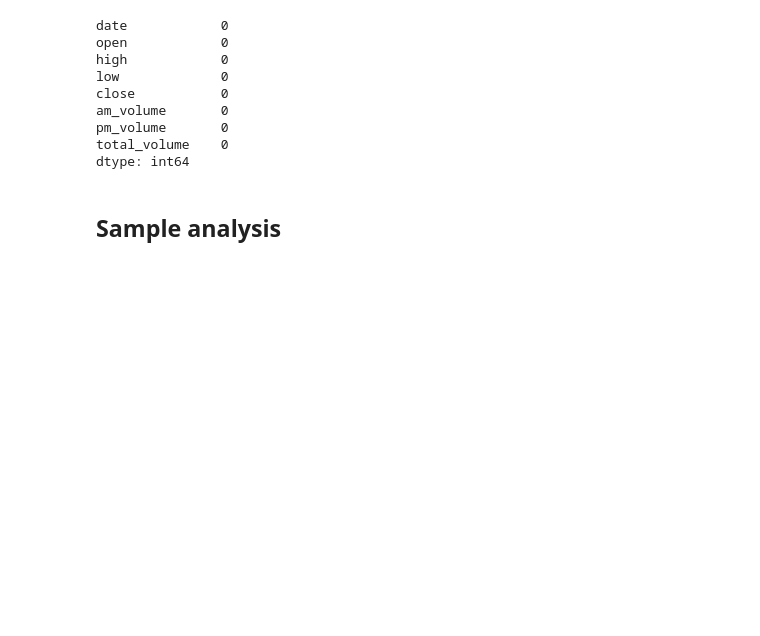
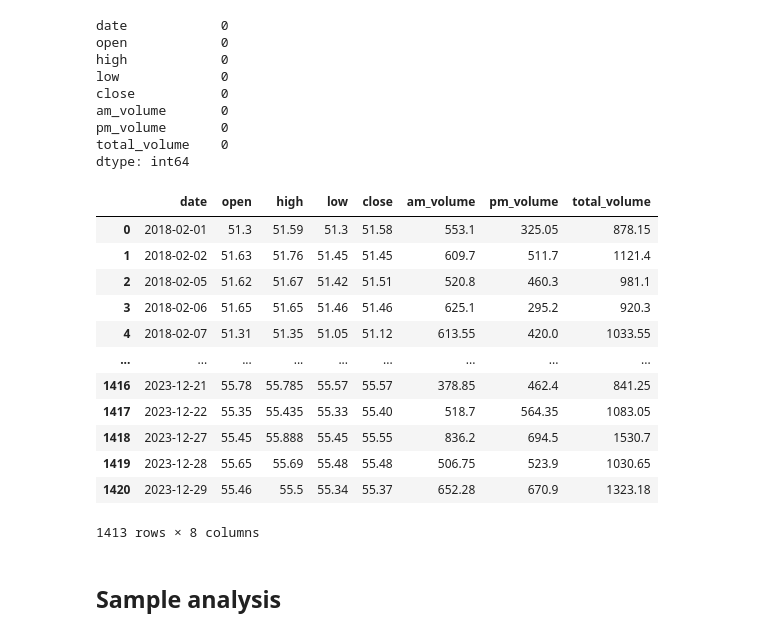
Before and after one commit to pmagtulis/usd-php-forex, a Jupyter notebook: forex-ph.ipynb, the cells around one changed output. Drawn from its saved outputs; the diff is of its cells as text; code cells hidden in the pictures; blank space fills up the shorter version.

```diff
--- a/forex-ph.ipynb
+++ b/forex-ph.ipynb
@@ -359,6 +359,22 @@ am_volume       0
 pm_volume       0
 total_volume    0
 dtype: int64
+# %%
+df_final
+# %% [output]
+|  | date | open | high | low | close | am_volume | pm_volume | total_volume |
+| 0 | 2018-02-01 | 51.3 | 51.59 | 51.3 | 51.58 | 553.1 | 325.05 | 878.15 |
+| 1 | 2018-02-02 | 51.63 | 51.76 | 51.45 | 51.45 | 609.7 | 511.7 | 1121.4 |
+| 2 | 2018-02-05 | 51.62 | 51.67 | 51.42 | 51.51 | 520.8 | 460.3 | 981.1 |
+| 3 | 2018-02-06 | 51.65 | 51.65 | 51.46 | 51.46 | 625.1 | 295.2 | 920.3 |
+| 4 | 2018-02-07 | 51.31 | 51.35 | 51.05 | 51.12 | 613.55 | 420.0 | 1033.55 |
+| ... | ... | ... | ... | ... | ... | ... | ... | ... |
+| 1416 | 2023-12-21 | 55.78 | 55.785 | 55.57 | 55.57 | 378.85 | 462.4 | 841.25 |
+| 1417 | 2023-12-22 | 55.35 | 55.435 | 55.33 | 55.40 | 518.7 | 564.35 | 1083.05 |
+| 1418 | 2023-12-27 | 55.45 | 55.888 | 55.45 | 55.55 | 836.2 | 694.5 | 1530.7 |
+| 1419 | 2023-12-28 | 55.65 | 55.69 | 55.48 | 55.48 | 506.75 | 523.9 | 1030.65 |
+| 1420 | 2023-12-29 | 55.46 | 55.5 | 55.34 | 55.37 | 652.28 | 670.9 | 1323.18 |
+1413 rows × 8 columns
 # %% [markdown]
 ## Sample analysis
 # %% [markdown]
```
Also changed, not shown: parts of 12 cells of this notebook, 3 other files.
